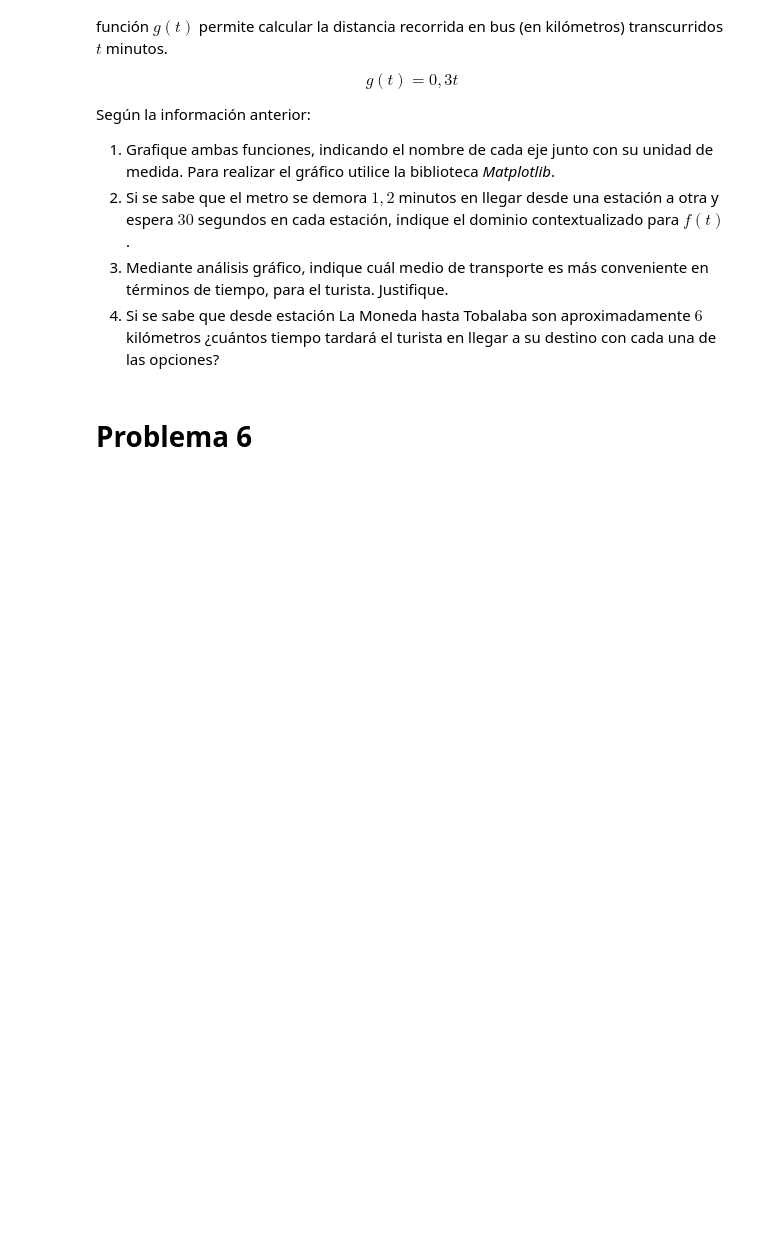
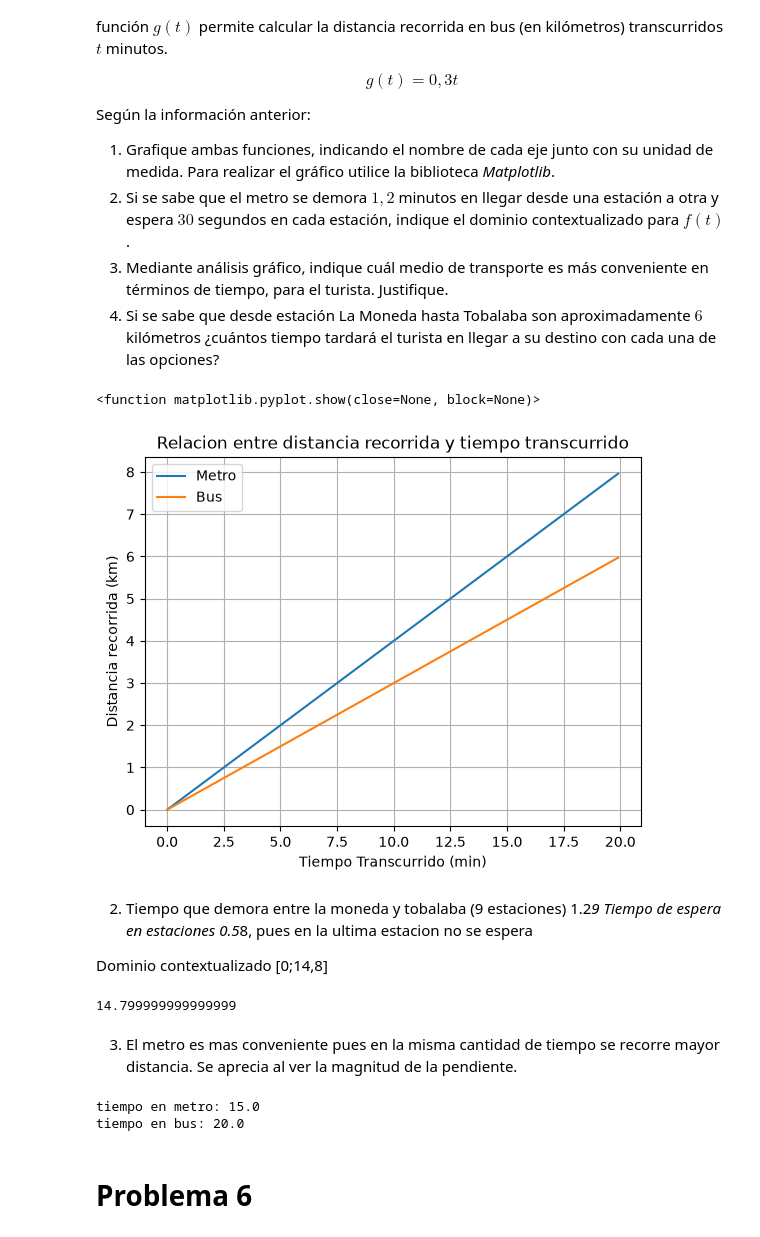
Before and after one commit to GoncalvesValenzuela/Programacion, a Jupyter notebook: G1_Funciones.ipynb, the cells around one changed output. Drawn from its saved outputs; the diff is of its cells as text; code cells hidden in the pictures; blank space fills up the shorter version.

```diff
--- a/G1_Funciones.ipynb
+++ b/G1_Funciones.ipynb
@@ -160,3 +152,41 @@ def distancia_bus(tiempo):
+# %%
+#1
+t=np.arange(0,20,0.1)
+#Metro y Bus definidas como variables
+metro = 0.4*t
+bus = 0.3*t
+
+plt.plot(t,metro,label="Metro")
+plt.plot(t,bus,label="Bus")
+plt.title("Relacion entre distancia recorrida y tiempo transcurrido")
+plt.xlabel("Tiempo Transcurrido (min)")
+plt.ylabel("Distancia recorrida (km)")
+plt.legend()
+plt.grid(True)
+plt.show
+# %% [output]
+<function matplotlib.pyplot.show(close=None, block=None)>
+[figure, added]
+# %% [markdown]
+2) Tiempo que demora entre la moneda y tobalaba (9 estaciones)
+1.2*9
+Tiempo de espera en estaciones 0.5*8, pues en la ultima estacion no se espera
+
+Dominio contextualizado [0;14,8]
+# %%
+1.2*9 + 0.5*8
+# %% [output]
+14.799999999999999
+# %% [markdown]
+3) El metro es mas conveniente pues en la misma cantidad de tiempo se recorre mayor distancia. Se aprecia al ver la magnitud de la pendiente.
+# %%
+m = 6/0.4
+b = 6/0.3
+
+print(f"tiempo en metro: {m} \ntiempo en bus: {b}")
+# %% [output]
+tiempo en metro: 15.0
+tiempo en bus: 20.0
 # %% [markdown]
 # Problema 6
 # %% [markdown]
```
Also changed, not shown: parts of 4 cells of this notebook.
